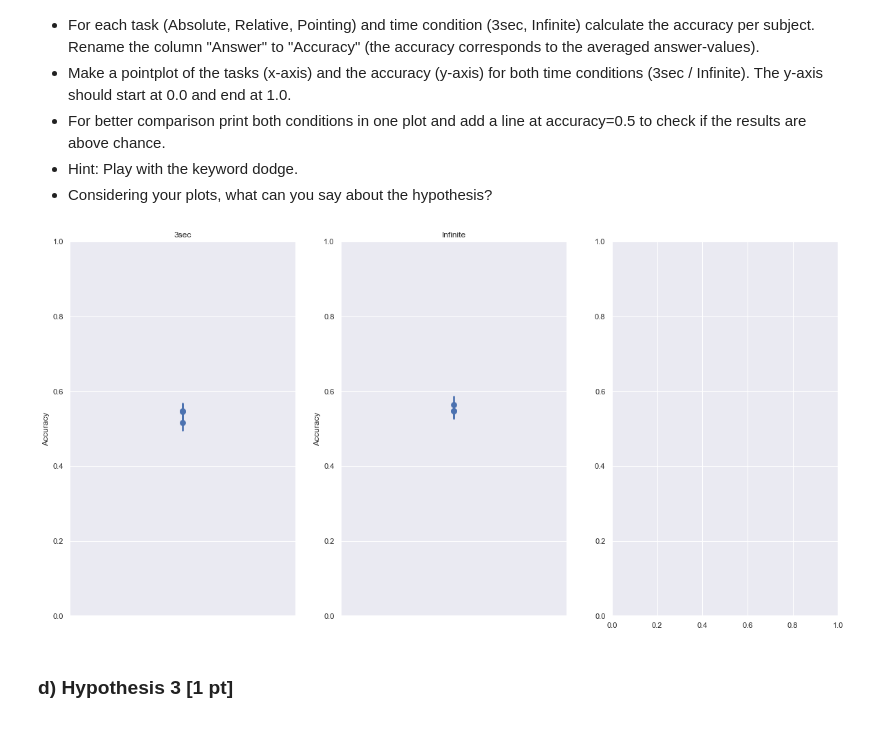
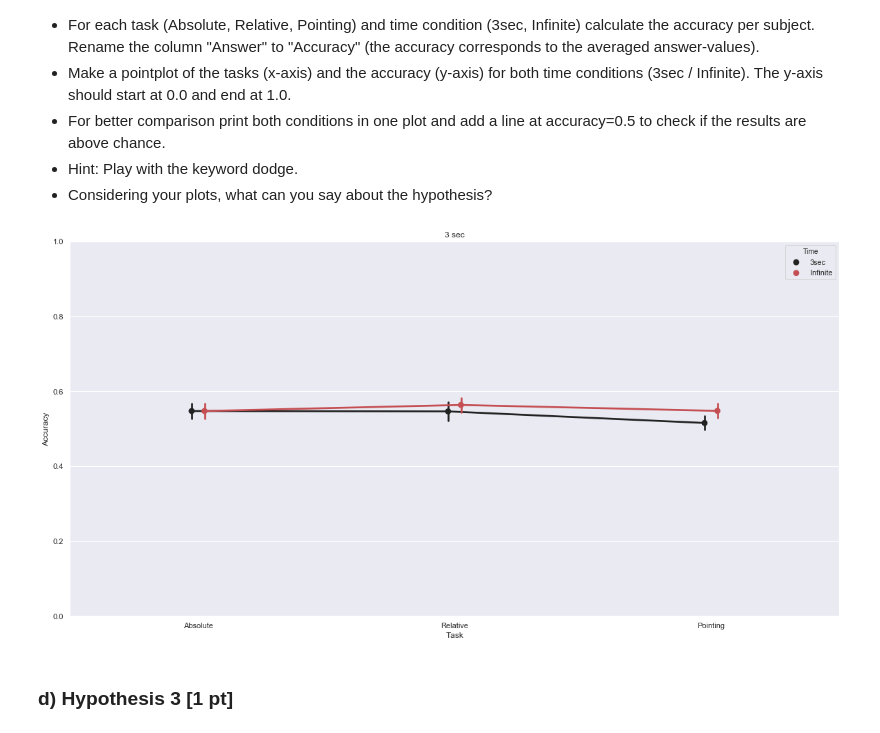
Before and after one commit to NBP-ACC/week-5-acc_2, a Jupyter notebook: sheet03.ipynb, the cells around one changed output. Saved outputs shown, nothing was run; the diff lists cells and outputs as text; code cells hidden in the pictures.

```diff
--- a/sheet03.ipynb
+++ b/sheet03.ipynb
@@ -87,7 +87,7 @@ Most of the analysis techniques require normally distributed data. To get an ide
 - Hint: Play with the keyword inner.
 - Using your plots, what can you say about the distribution of the data? It is normally distributed? How is it skewed?
 # %%
-def get_reaction_time(data: pd.DataFrame, task: str, time: str, modifier = None) -> pd.DataFrame:
+def get_reaction_time(data: pd.DataFrame, task: str, time: str, modifier = None, ang= False) -> pd.DataFrame:
     """
     Extract the reaction times of a specific task and time and filter it optionally with a modifier.
     """
@@ -95,9 +95,12 @@ def get_reaction_time(data: pd.DataFrame, task: str, time: str, modifier = None)
     # Select the data
     selection = data[(data["Task"] == task) & (data["Time"] == time)]
 
+    # Calculate the data
+    if ang:
+        selection = selection.groupby(['Subject', 'AngularDiffBin']).mean().reset_index("AngularDiffBin")
+    else:
+        selection = selection.groupby('Subject').mean()
 
-    # Calculate the data
-    selection = selection.groupby('Subject').mean()
 
     # Filter the data optionally
     if modifier is not None:
@@ -112,7 +115,6 @@ def plot_data(data: pd.DataFrame, modifier = None) -> None:
 
     # Get the available tasks and times
     tasks = data['Task'].unique()
-    print(tasks)
     times = data['Time'].unique()
 
     # Create the graph
@@ -238,39 +238,54 @@ The linear regression shows that the subjects are more accurracy, if the have a
 - Hint: Play with the keyword dodge.
 - Considering your plots, what can you say about the hypothesis?
 # %%
+from copy import deepcopy
 def plot_data_point(data: pd.DataFrame, modifier) -> pd.DataFrame:
+    palette = itertools.cycle(["r","b","g","y"])
 
     # Get the available tasks and times
     tasks = data['Task'].unique()
     times = data['Time'].unique()
 
 
     # Create the graph
-    figs, axes = plt.subplots(ncols=len(times)+1, figsize=(20,10))
+    figs, axes = plt.subplots(figsize=(20,10))
 
     #Changes the column Answer to Accuracy
     data_renamend = data
     data_renamend = data_renamend.rename(index=str, columns={"Answer": "Accuracy"})
+    data_with_mean_acc = deepcopy(data_renamend)
+    data_with_mean_acc.set_index('Subject', inplace=True)
+    test = []
 
     # Fill the graph
-    for time_index, time in enumerate(times):
-        for task_index, task in enumerate(tasks):
+    for time in times:
+        for task in tasks:
             # Get the actual data
             selection = get_reaction_time(data_renamend, task, time, modifier)
-
-            #Plot it (still needs some work)
-            part = axes[time_index]
-            sns.pointplot(y = "Accuracy" , data = selection, inner='quartile', ax= part)
-            part.set_title("{}".format( time))
+            #print(type(selection))
+            selection.insert(0, "Task", task)
+            selection.insert(0, "Time", time)
+            #print(selection)
+            #print(data_with_mean_acc.update(selection))
+            test.append(selection)
+            #print(data_with_mean_acc.groupby("Subject").mean())
 
 
-    # Adjust the graphs per column, that they are all in the range of 0 to 1
-    for column in axes:
-        column.set_ylim(0, 1)
+
+            #plots the first pointplot
+    #print(data_with_mean_acc)
+    data_plot = pd.concat(test, axis = 0)
+    #print(data_plot["Accuracy"])
+
+    axes.set(xlabel = "Task", yLabel = "Accurracy", title = "3 sec")
+    sns.pointplot( x = "Task",  y = "Accuracy" , data = data_plot, color = next(palette), dodge=True, hue = "Time")
+
+    axes.set_ylim(0,1)
+
 
 plot_data_point(data, modifier = filter_outlier)
 # %% [output]
-[figure, old version]
+[figure, new version]
 # %% [markdown]
 ### d) Hypothesis 3 [1 pt]
 # %% [markdown]
```
Also changed, not shown: parts of 6 cells of this notebook.
